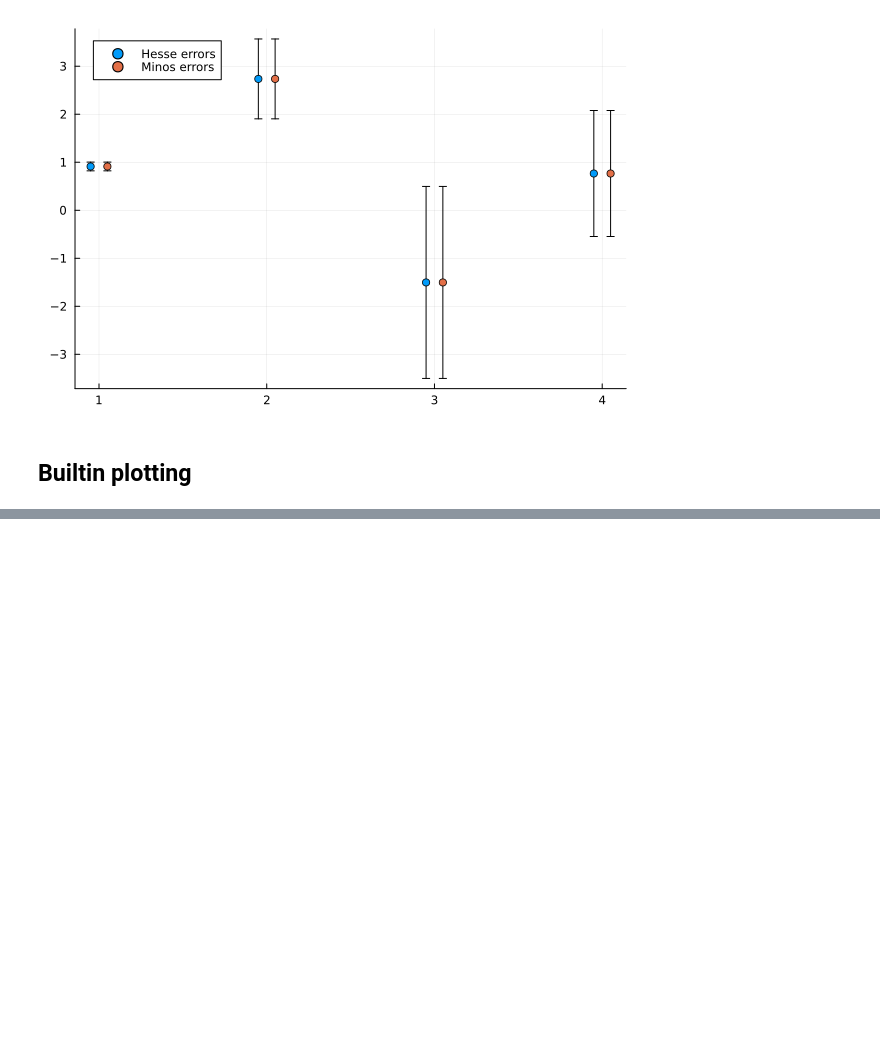
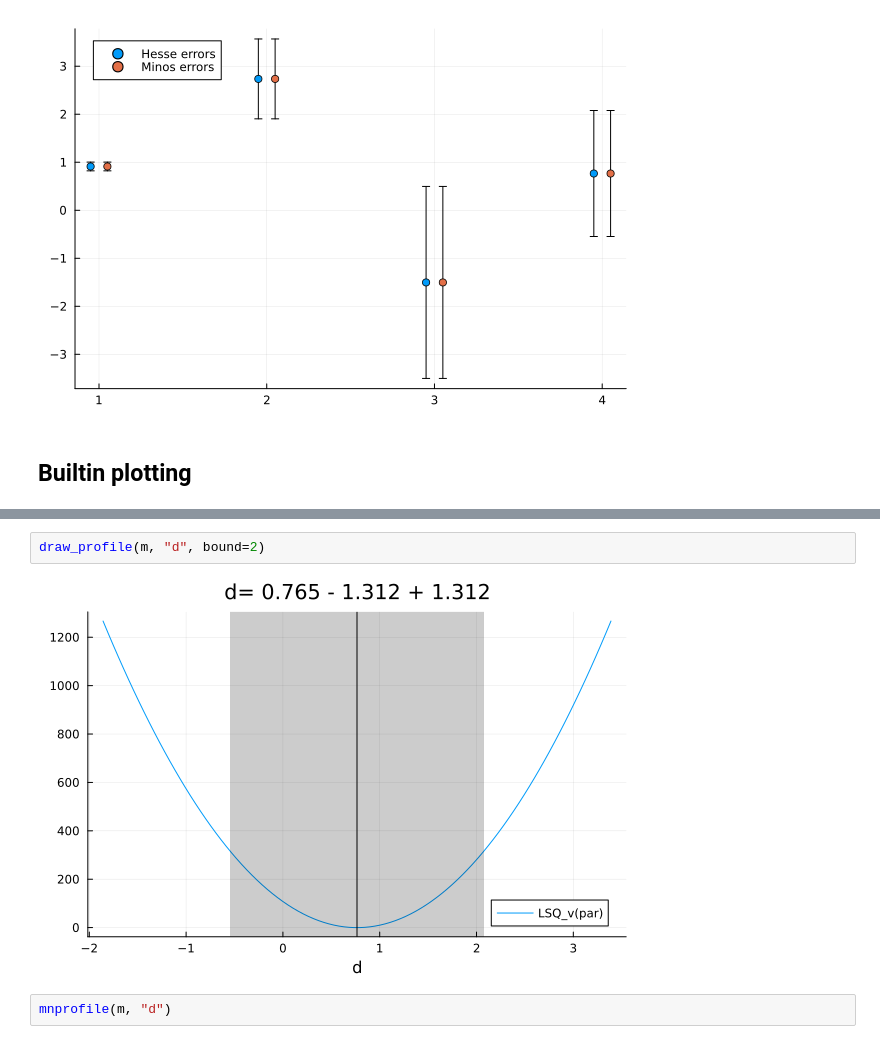
Before and after one commit to JuliaHEP/Minuit2.jl, a Jupyter notebook: examples/introduction.ipynb, the cells around one changed output, grey strips where cells are left out. Saved outputs shown, nothing was run; the diff lists cells and outputs as text; blank space fills up the shorter version.

```diff
--- a/examples/introduction.ipynb
+++ b/examples/introduction.ipynb
@@ -344,0 +332,6 @@ plot!(points, label="3 σ")
+# %%
+draw_profile(m, "d", bound=2)
+# %% [output]
+[figure, added]
+# %%
+mnprofile(m, "d")
```
Also changed, not shown: parts of 4 cells of this notebook, 10 other files.
